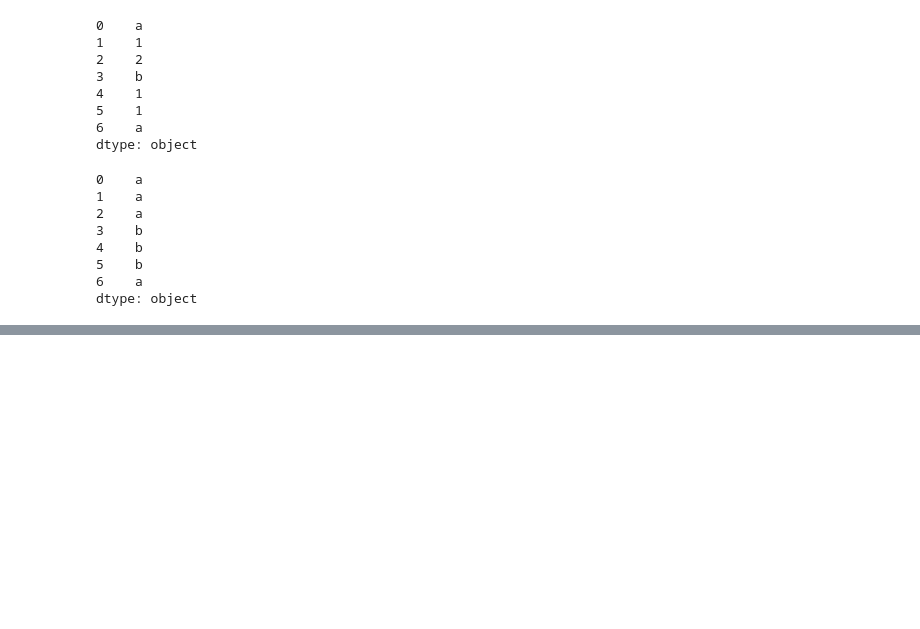
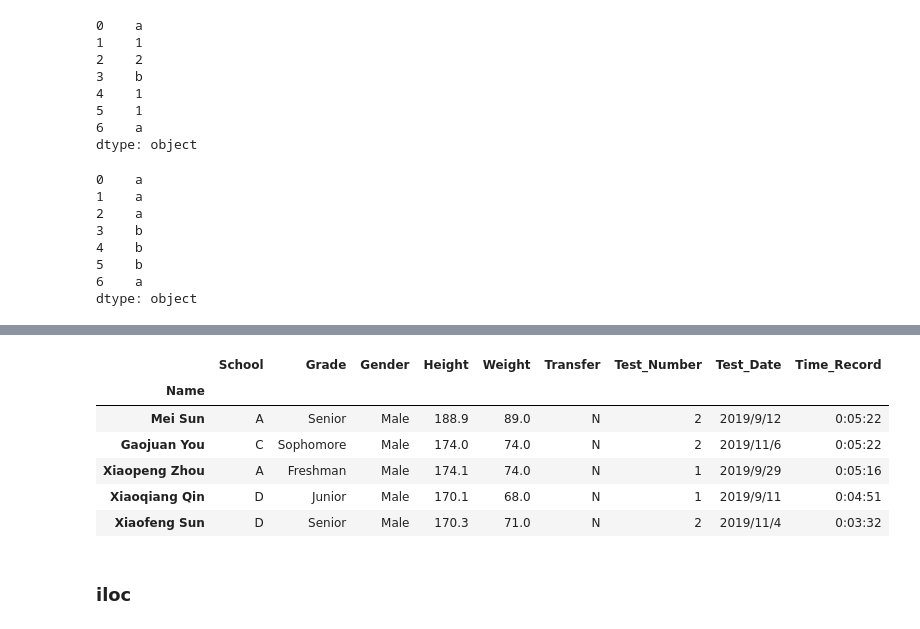
Before and after one commit to zjs1124/python_notebook_in_study, a Jupyter notebook: python/day11/day11.ipynb, the cells around one changed output, grey strips where cells are left out. Saved outputs shown, nothing was run; the diff lists cells and outputs as text; code cells hidden in the pictures; blank space fills up the shorter version.

```diff
--- a/python/day11/day11.ipynb
+++ b/python/day11/day11.ipynb
@@ -483,0 +991,13 @@ dtype: object
+# %%
+#5. 可使用函数
+df_csv.loc[lambda df_csv:df_csv.Height>170].head() #将符合传入的函数的结果输出出来
+# %% [output]
+|  | School | Grade | Gender | Height | Weight | Transfer | Test_Number | Test_Date | Time_Record |
+| Name |  |  |  |  |  |  |  |  |  |
+| Mei Sun | A | Senior | Male | 188.9 | 89.0 | N | 2 | 2019/9/12 | 0:05:22 |
+| Gaojuan You | C | Sophomore | Male | 174.0 | 74.0 | N | 2 | 2019/11/6 | 0:05:22 |
+| Xiaopeng Zhou | A | Freshman | Male | 174.1 | 74.0 | N | 1 | 2019/9/29 | 0:05:16 |
+| Xiaoqiang Qin | D | Junior | Male | 170.1 | 68.0 | N | 1 | 2019/9/11 | 0:04:51 |
+| Xiaofeng Sun | D | Senior | Male | 170.3 | 71.0 | N | 2 | 2019/11/4 | 0:03:32 |
+# %% [markdown]
+### iloc
```
Also changed, not shown: parts of 97 cells of this notebook.
